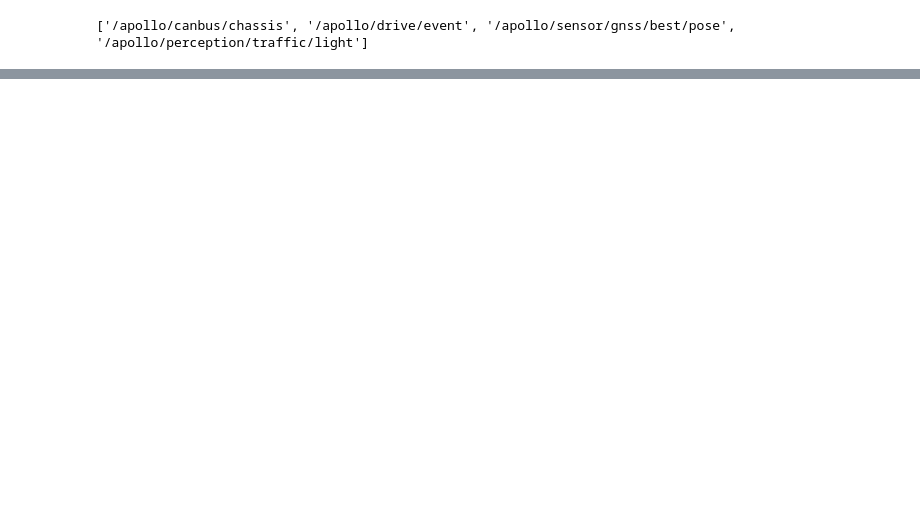
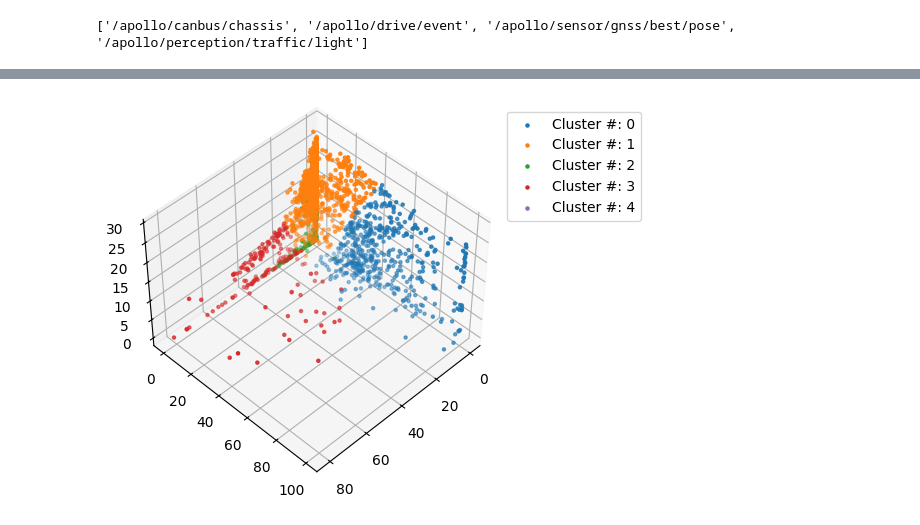
Before and after one commit to vHepp/TDMprivate, a Jupyter notebook: code/Unfinished Code/Applying K-Means.ipynb, the cells around one changed output, grey strips where cells are left out. Saved outputs shown, nothing was run; the diff lists cells and outputs as text; code cells hidden in the pictures; blank space fills up the shorter version.

```diff
--- a/code/Unfinished Code/Applying K-Means.ipynb
+++ b/code/Unfinished Code/Applying K-Means.ipynb
@@ -232,0 +245,22 @@ plt.show()
+# %%
+fig = plt.figure()
+
+ax = plt.axes( projection = '3d' )
+
+for cluster_num in range( num_of_clusters ):
+
+    x_array = disengagement_df[ disengagement_df.columns[ 3 ] ][ disengagement_df[ 'cluster_num' ] == cluster_num ]
+
+    y_array = disengagement_df[ disengagement_df.columns[ 2 ] ][ disengagement_df[ 'cluster_num' ] == cluster_num ]
+
+    z_array = disengagement_df[ disengagement_df.columns[ 1 ] ][ disengagement_df[ 'cluster_num' ] == cluster_num ]
+
+    ax.scatter3D( x_array, y_array, z_array, marker = '.', label = f'Cluster #: { cluster_num }' )
+
+ax.view_init(elev=45., azim=45)
+
+plt.legend(   bbox_to_anchor=(1.01, 1.0), loc='upper left'  )
+
+plt.show()
+# %% [output]
+[figure, added]
```
Also changed, not shown: parts of 7 cells of this notebook, 3 other files.
